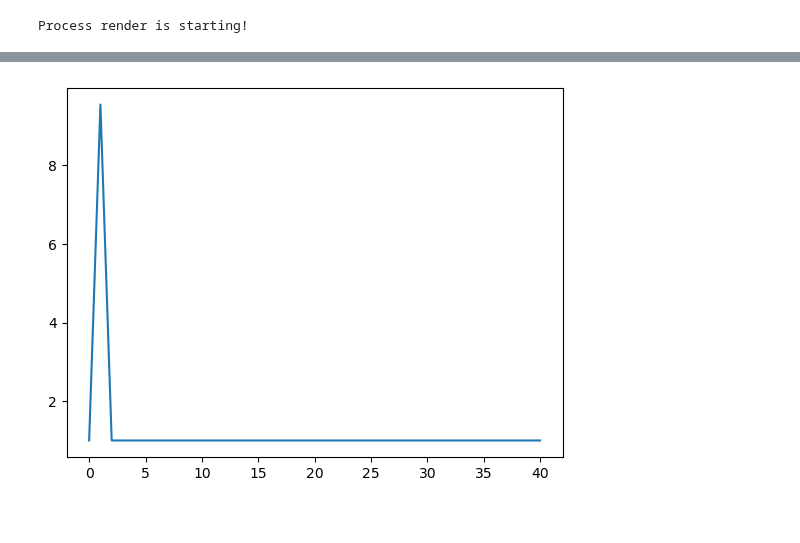
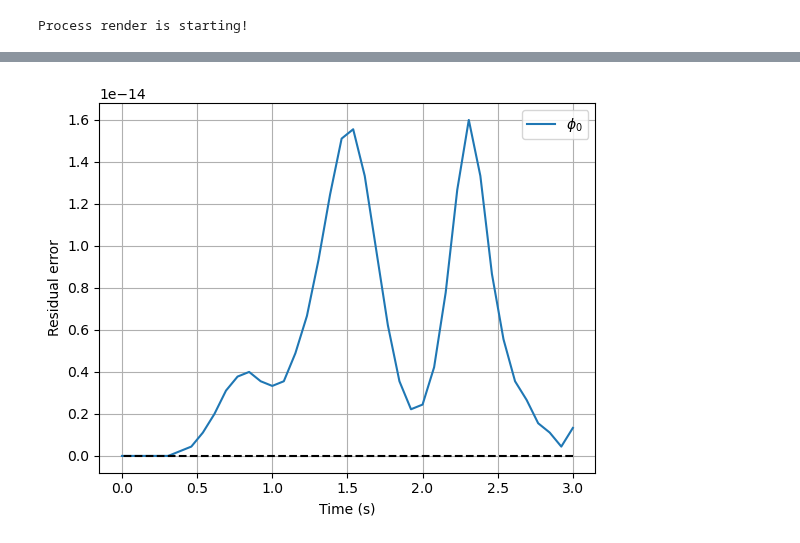
Before and after one commit to simeon-ned/varitop, a Jupyter notebook: examples/notebooks/07_x2_opti.ipynb, the cells around one changed output, grey strips where cells are left out. Saved outputs shown, nothing was run; the diff lists cells and outputs as text; code cells hidden in the pictures.

```diff
--- a/examples/notebooks/07_x2_opti.ipynb
+++ b/examples/notebooks/07_x2_opti.ipynb
@@ -193,0 +182,2 @@ q_opt.shape
+# %%
+ts = np.linspace(0, t_final, ns)
@@ -193,0 +217,13 @@ q_opt.shape
+# %%
+fig, ax = plt.subplots()
+
+ax.plot(ts, np.linalg.norm(q_opt[3:7, 1:].T, axis=1) - 1, label='$\\phi_0$')
+ax.hlines(0, 3, 0, color='black', linestyles='--')
+ax.grid()
+ax.set_ylabel('Residual error')
+ax.set_xlabel('Time (s)')
+ax.legend()
+plt.savefig('constraint.png', dpi=300)
+plt.show()
+# %% [output]
+[figure, added]
@@ -194,5 +238,2 @@ q_opt.shape
 # %%
-plt.plot(np.linalg.norm(q_opt[3:7, :].T, axis=1))
-plt.show()
+v = np.diff(q_opt[:3, :].T, axis=0)
-# %% [output]
-[figure, removed]
```
Also changed, not shown: parts of 14 cells of this notebook, 1 other file.
